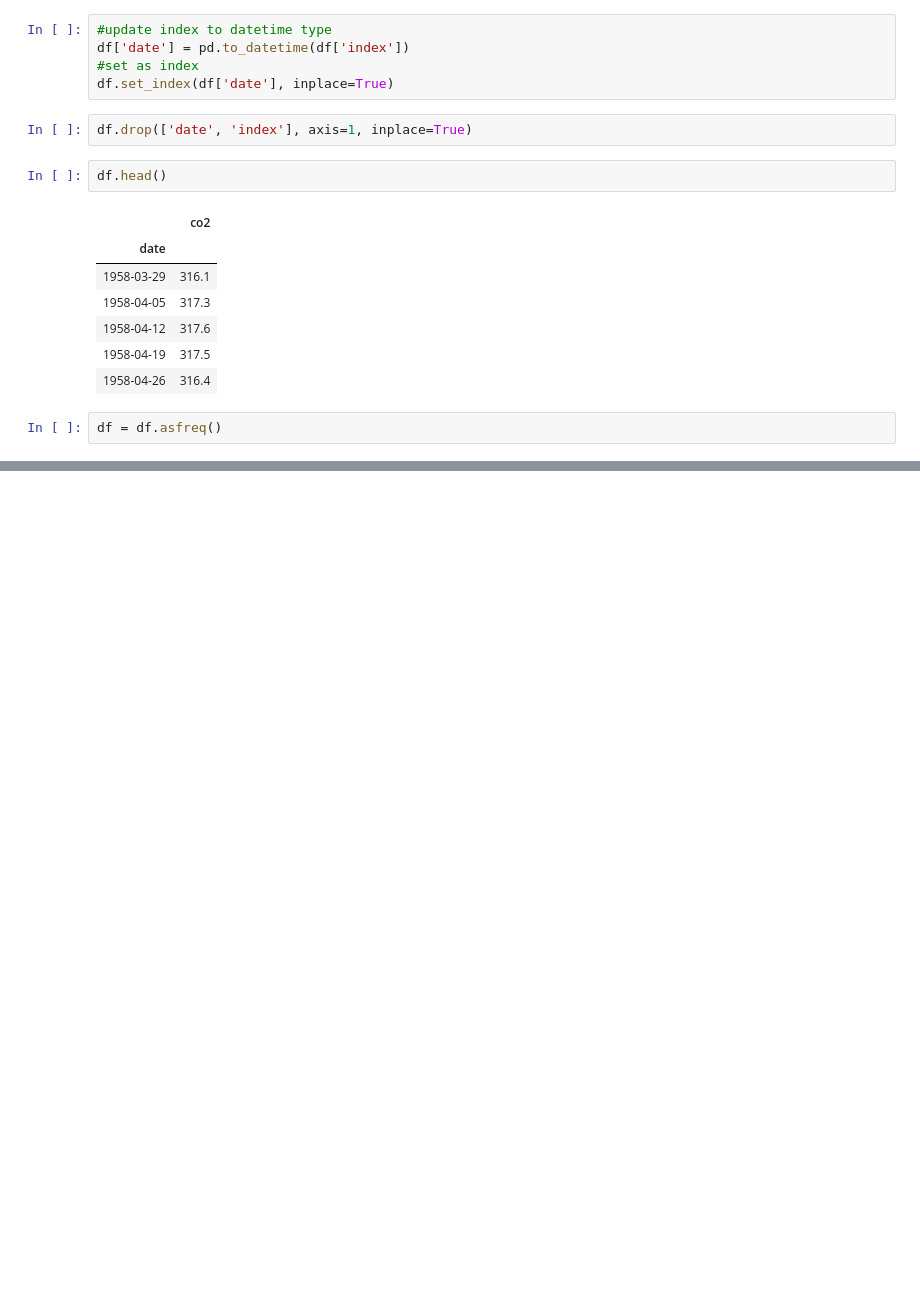
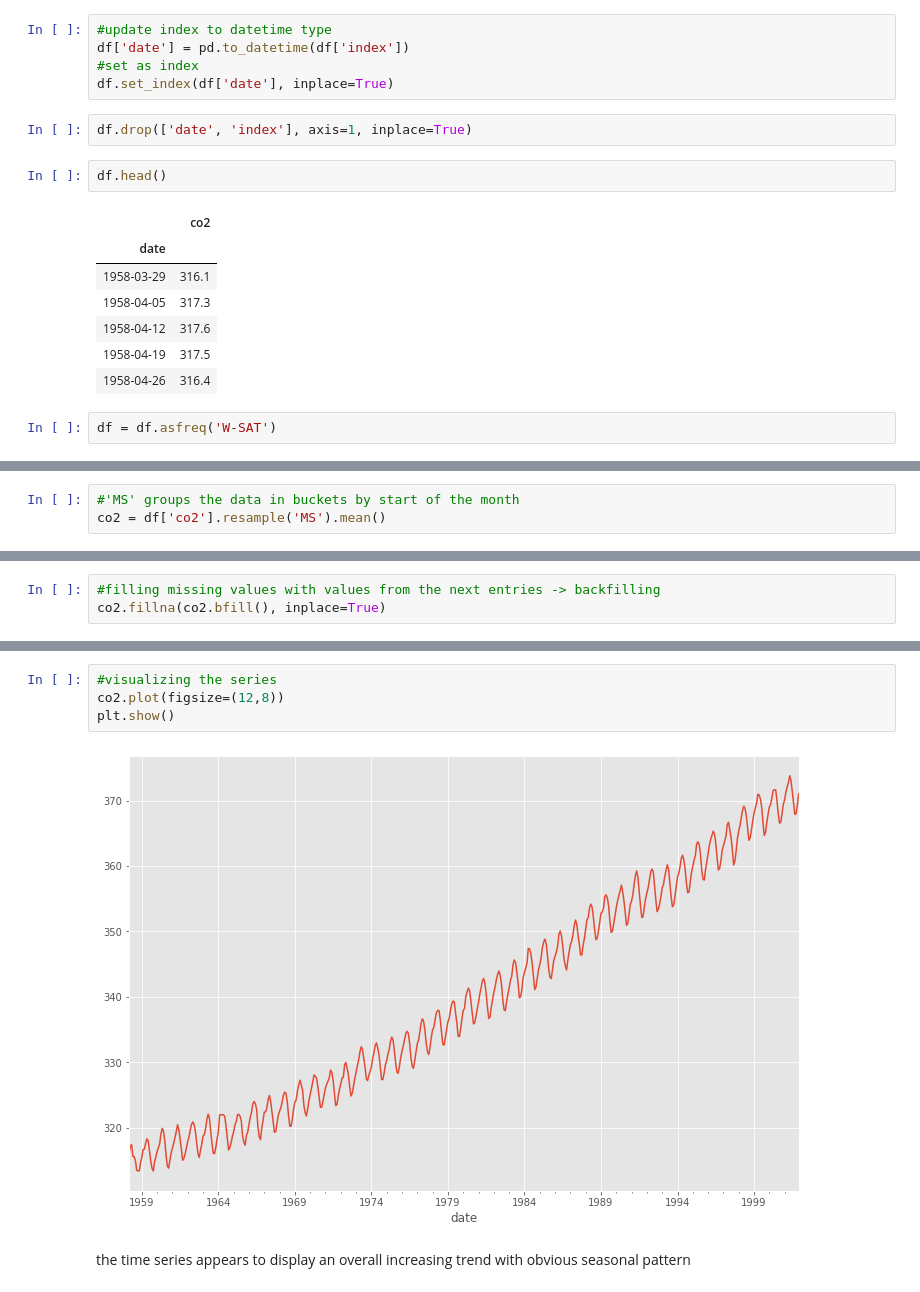
Before and after one commit to luluvalakdawala/Co2_forecasting, a Jupyter notebook: arima_models.ipynb, the cells around one changed output, grey strips where cells are left out. Cells and saved outputs as stored; diff of their text form; blank space fills up the shorter version.

```diff
--- a/arima_models.ipynb
+++ b/arima_models.ipynb
@@ -37,4 +37,4 @@ df.head()
 | 1958-04-19 | 317.5 |
 | 1958-04-26 | 316.4 |
 # %%
-df = df.asfreq()
+df = df.asfreq('W-SAT')
@@ -42,0 +41,3 @@ TypeError: asfreq() missing 1 required positional argument: 'freq'
+# %%
+#'MS' groups the data in buckets by start of the month
+co2 = df['co2'].resample('MS').mean()
@@ -42,0 +48,3 @@ TypeError: asfreq() missing 1 required positional argument: 'freq'
+# %%
+#filling missing values with values from the next entries -> backfilling
+co2.fillna(co2.bfill(), inplace=True)
@@ -42,0 +61,8 @@ TypeError: asfreq() missing 1 required positional argument: 'freq'
+# %%
+#visualizing the series
+co2.plot(figsize=(12,8))
+plt.show()
+# %% [output]
+[figure, added]
+# %% [markdown]
+the time series appears to display an overall increasing trend with obvious seasonal pattern
```
Also changed, not shown: parts of 16 cells of this notebook.
